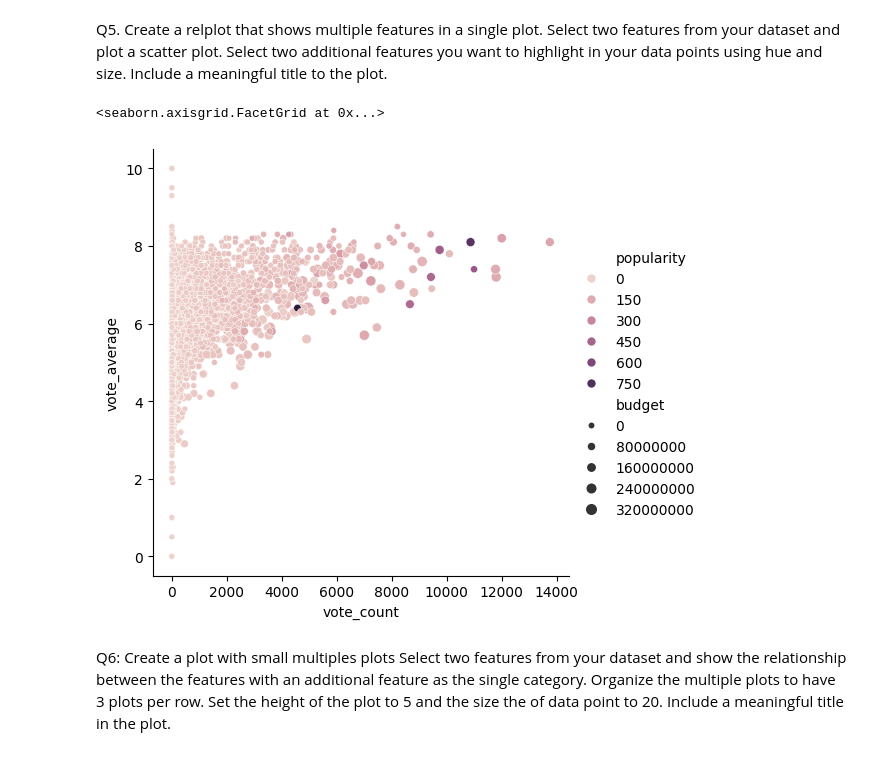
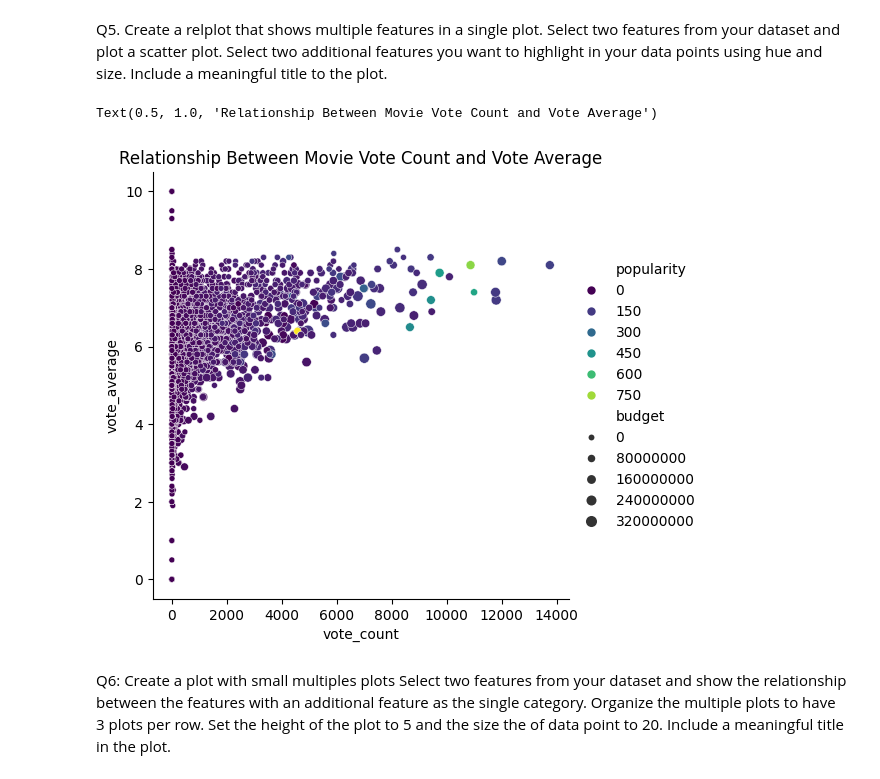
Before and after one commit to CS133-DataVisualization/term-project-team-8, a Jupyter notebook: Project Assignments/P1_relplot-scatter.ipynb, the cells around one changed output. Cells and saved outputs as stored; diff of their text form; code cells hidden in the pictures.

```diff
--- a/Project Assignments/P1_relplot-scatter.ipynb
+++ b/Project Assignments/P1_relplot-scatter.ipynb
@@ -103,14 +105,16 @@ Select two features from your dataset and plot a scatter plot. Select two additi
 # %%
 sns.relplot(
     data=df,
     x="vote_count",
     y="vote_average",
     hue="popularity",
-    size="budget"
+    size="budget",
+    palette="viridis"
 )
+plt.title("Relationship Between Movie Vote Count and Vote Average")
 # %% [output]
-<seaborn.axisgrid.FacetGrid at 0x...>
+Text(0.5, 1.0, 'Relationship Between Movie Vote Count and Vote Average')
-[figure, old version]
+[figure, new version]
 # %% [markdown]
 Q6: Create a plot with small multiples plots
 Select two features from your dataset and show the relationship between the features with an additional feature as the single category. Organize the multiple plots to have 3 plots per row. Set the height of the plot to 5 and the size the of data point to 20. Include a meaningful title in the plot.
```
Also changed, not shown: parts of 2 cells of this notebook.
